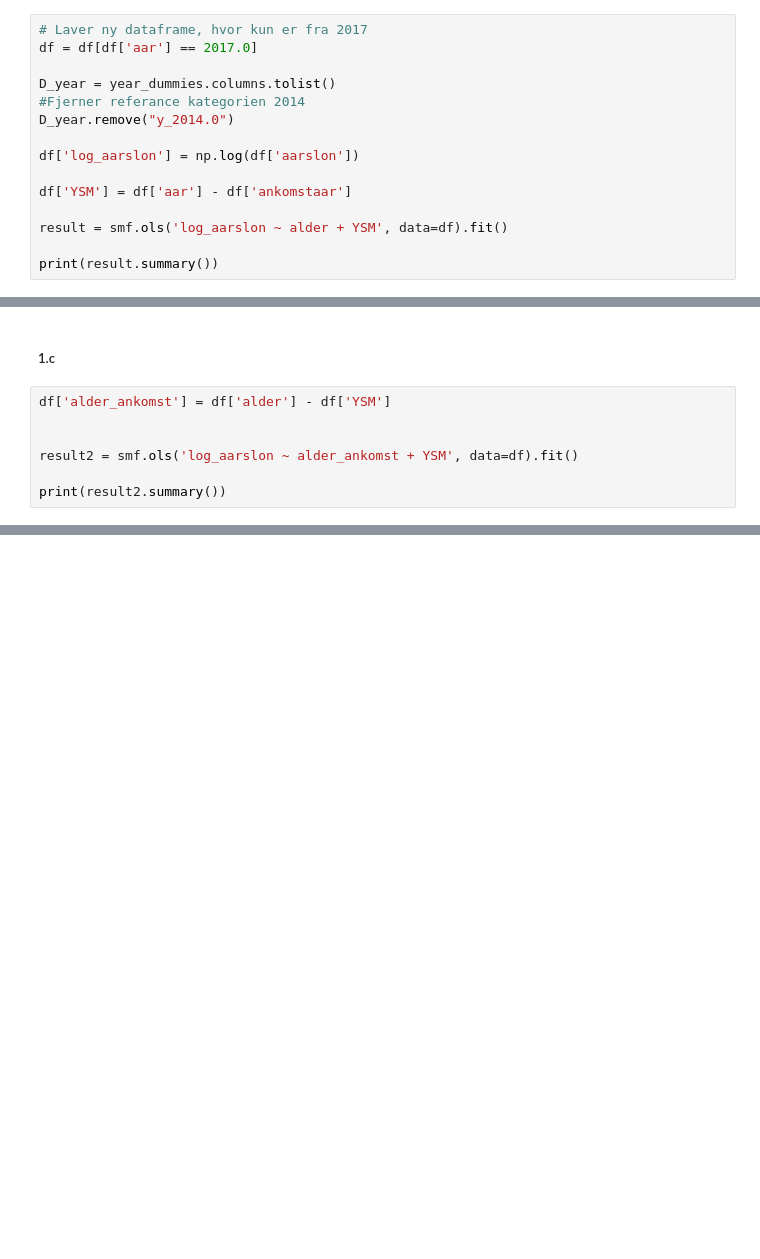
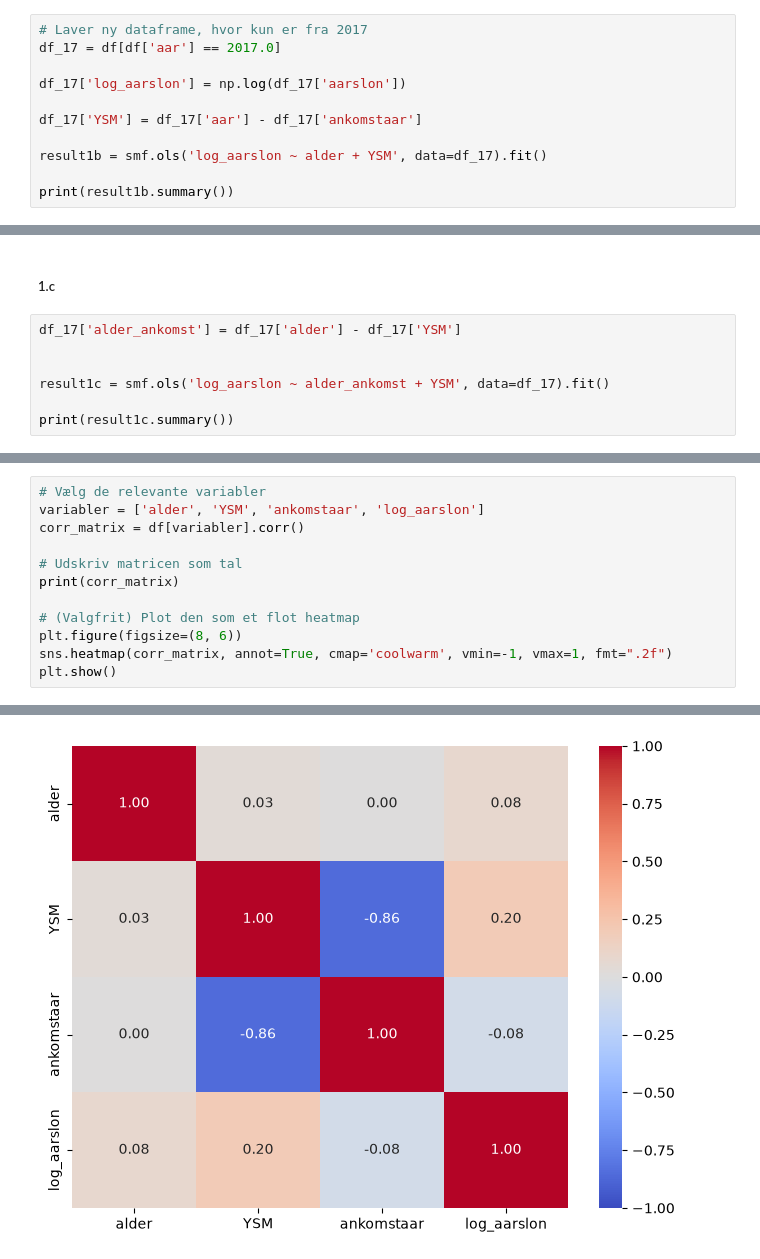
Before and after one commit to Nskoularsen/EconometricsA, a Jupyter notebook: 3_assignments/A2/A2.ipynb, the cells around one changed output, grey strips where cells are left out. Saved outputs shown, nothing was run; the diff lists cells and outputs as text; blank space fills up the shorter version.

```diff
--- a/3_assignments/A2/A2.ipynb
+++ b/3_assignments/A2/A2.ipynb
@@ -62,19 +83,15 @@ y_2016.0_std & (0.468) & (0.477) \\
 #### 1.b
 # %%
 # Laver ny dataframe, hvor kun er fra 2017
-df = df[df['aar'] == 2017.0]
+df_17 = df[df['aar'] == 2017.0]
 
-D_year = year_dummies.columns.tolist()
-#Fjerner referance kategorien 2014
-D_year.remove("y_2014.0")
+df_17['log_aarslon'] = np.log(df_17['aarslon'])
 
-df['log_aarslon'] = np.log(df['aarslon'])
+df_17['YSM'] = df_17['aar'] - df_17['ankomstaar']
 
-df['YSM'] = df['aar'] - df['ankomstaar']
+result1b = smf.ols('log_aarslon ~ alder + YSM', data=df_17).fit()
 
-result = smf.ols('log_aarslon ~ alder + YSM', data=df).fit()
-
-print(result.summary())
+print(result1b.summary())
 # %% [output]
                             OLS Regression Results
 ==============================================================================
@@ -96,12 +113,12 @@ Notes:
 # %% [markdown]
 ##### 1.c
 # %%
-df['alder_ankomst'] = df['alder'] - df['YSM']
+df_17['alder_ankomst'] = df_17['alder'] - df_17['YSM']
 
 
-result2 = smf.ols('log_aarslon ~ alder_ankomst + YSM', data=df).fit()
+result1c = smf.ols('log_aarslon ~ alder_ankomst + YSM', data=df_17).fit()
 
-print(result2.summary())
+print(result1c.summary())
 # %% [output]
                             OLS Regression Results
 ==============================================================================
@@ -122,0 +171,13 @@ Notes:
+# %%
+# Vælg de relevante variabler
+variabler = ['alder', 'YSM', 'ankomstaar', 'log_aarslon']
+corr_matrix = df[variabler].corr()
+
+# Udskriv matricen som tal
+print(corr_matrix)
+
+# (Valgfrit) Plot den som et flot heatmap
+plt.figure(figsize=(8, 6))
+sns.heatmap(corr_matrix, annot=True, cmap='coolwarm', vmin=-1, vmax=1, fmt=".2f")
+plt.show()
+# %% [output]
@@ -122,0 +189 @@ Notes:
+[figure, added]
```
Also changed, not shown: parts of 16 cells of this notebook.
